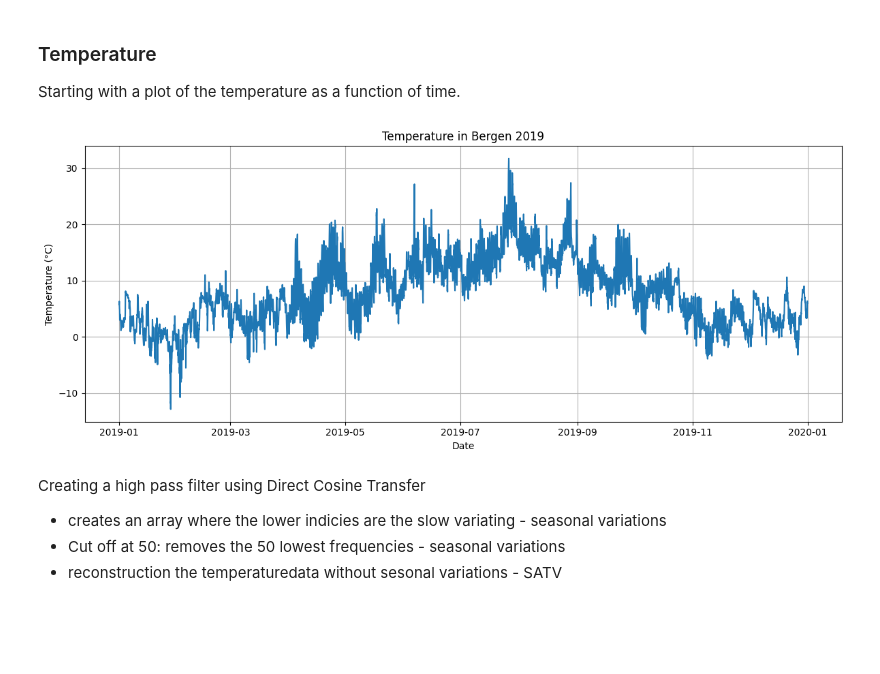
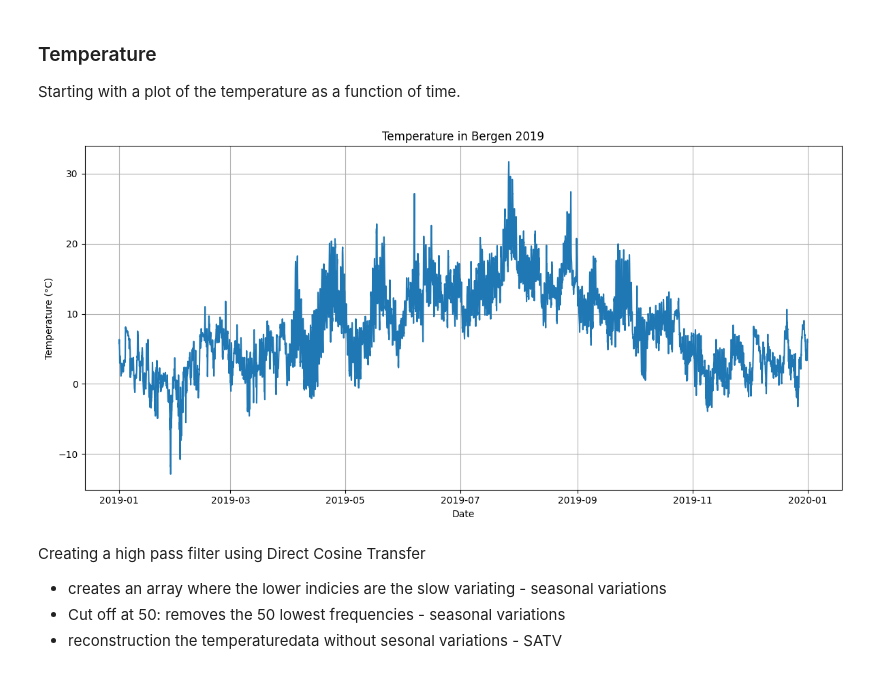
Before and after one commit to heitonn/heitonn-ind320-streamlit, a Jupyter notebook: notebooks/assignment3_notebook.ipynb, the cells around one changed output. Drawn from its saved outputs; the diff is of its cells as text; code cells hidden in the pictures; blank space fills up the shorter version.

```diff
--- a/notebooks/assignment3_notebook.ipynb
+++ b/notebooks/assignment3_notebook.ipynb
@@ -221,16 +229,16 @@ Starting with a plot of the temperature as a function of time.
 # %%
 # Plotting temperature as a function of time
 
-plt.figure(figsize=(12, 5))
+plt.figure(figsize=(12, 6))
 plt.plot(date, hourly_temperature_2m, label="Temperature (°C)")
 
 plt.title("Temperature in Bergen 2019")
 plt.xlabel("Date")
 plt.ylabel("Temperature (°C)")
 plt.tight_layout()
 plt.grid(True)
 # %% [output]
-[figure, old version]
+[figure, new version]
 # %% [markdown]
 Creating a high pass filter using Direct Cosine Transfer
  - creates an array where the lower indicies are the slow variating - seasonal variations
```
Also changed, not shown: parts of 14 cells of this notebook, 9 other files.
